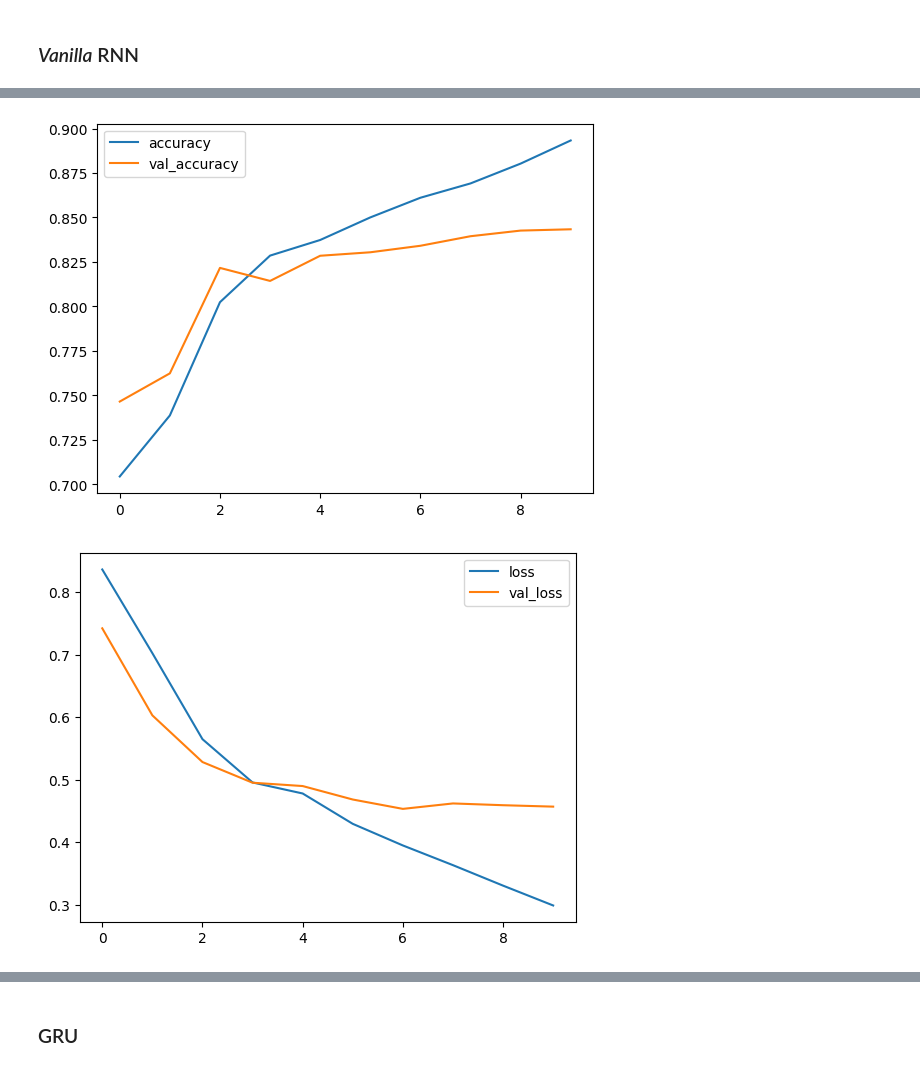
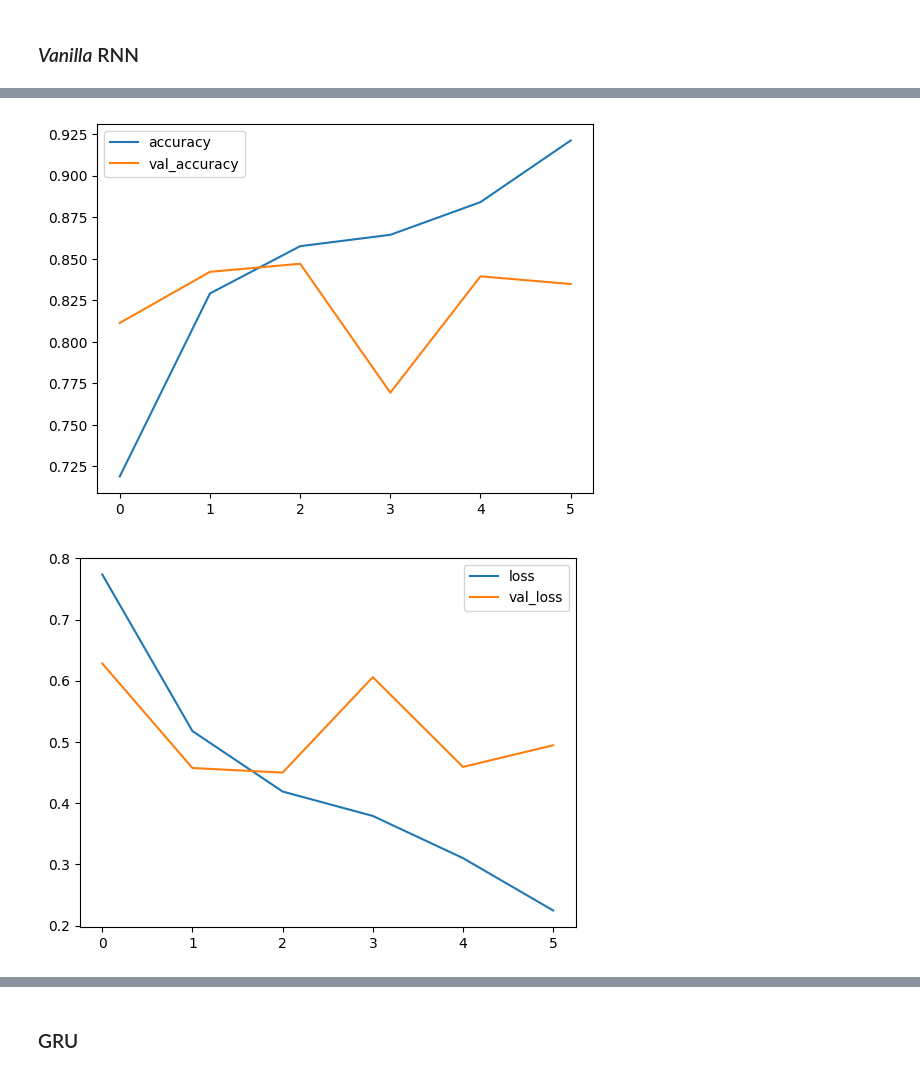
Before and after one commit to dsabljic/UUI-NLP-u-ugostiteljstvu, a Jupyter notebook: SentimentAnalysis.ipynb, the cells around one changed output, grey strips where cells are left out. Saved outputs shown, nothing was run; the diff lists cells and outputs as text; code cells hidden in the pictures.

```diff
--- a/SentimentAnalysis.ipynb
+++ b/SentimentAnalysis.ipynb
@@ -281,17 +281,17 @@ def plot_metrics(history):
 # %% [markdown]
 ### *Vanilla* RNN
 # %%
-rnn_model1 = tf.keras.models.Sequential([
+rnn_model = tf.keras.models.Sequential([
     encoder,
     tf.keras.layers.Embedding(len(encoder.get_vocabulary()), 50, mask_zero = True),
     tf.keras.layers.SimpleRNN(32),
     tf.keras.layers.Dense(32, activation='relu'),
-    tf.keras.layers.Dropout(0.3),
+    tf.keras.layers.Dropout(0.5),
     tf.keras.layers.Dense(3, activation='softmax')])
 
-rnn_model1.compile(optimizer=Adam(learning_rate=1e-4), loss='sparse_categorical_crossentropy', metrics=['accuracy'])
+rnn_model.compile(optimizer=Adam(learning_rate=3e-4), loss='sparse_categorical_crossentropy', metrics=['accuracy'])
 
-history = rnn_model1.fit(train_ds, epochs=10, validation_data=val_ds, callbacks=[tf.keras.callbacks.EarlyStopping(patience=3, monitor="val_accuracy")])
+history = rnn_model.fit(train_ds, epochs=10, validation_data=val_ds, callbacks=[tf.keras.callbacks.EarlyStopping(patience=3, monitor="val_accuracy")])
 print(f"\nFinal val_accuracy: {history.history['val_accuracy'][-1]:.2%}\n")
 
 plot_metrics(history)
@@ -316,3 +313,3 @@ Final val_accuracy: 84.33%
-[figure, old version]
+[figure, new version]
-[figure, old version]
+[figure, new version]
 # %%
```
Also changed, not shown: parts of 14 cells of this notebook.
